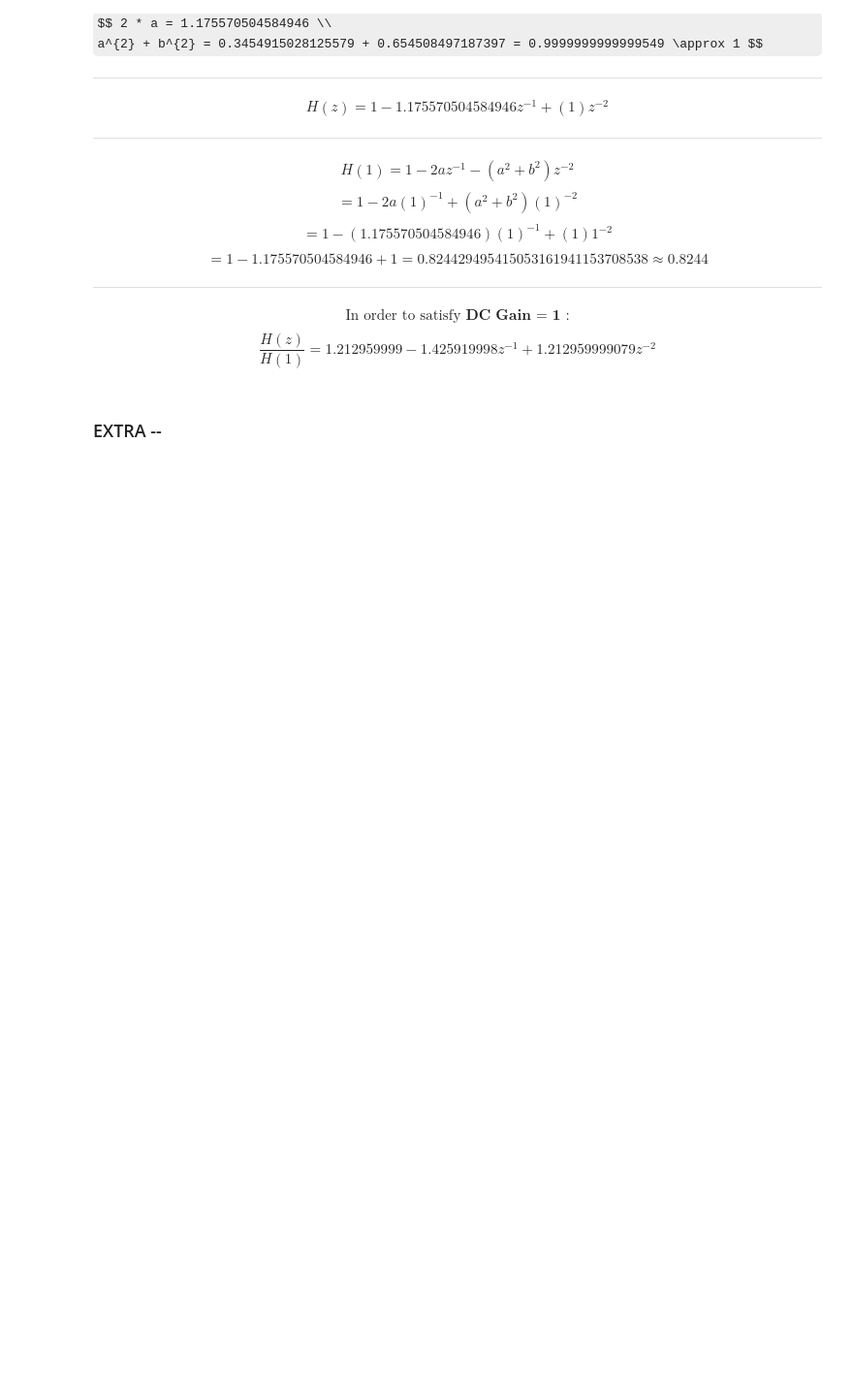
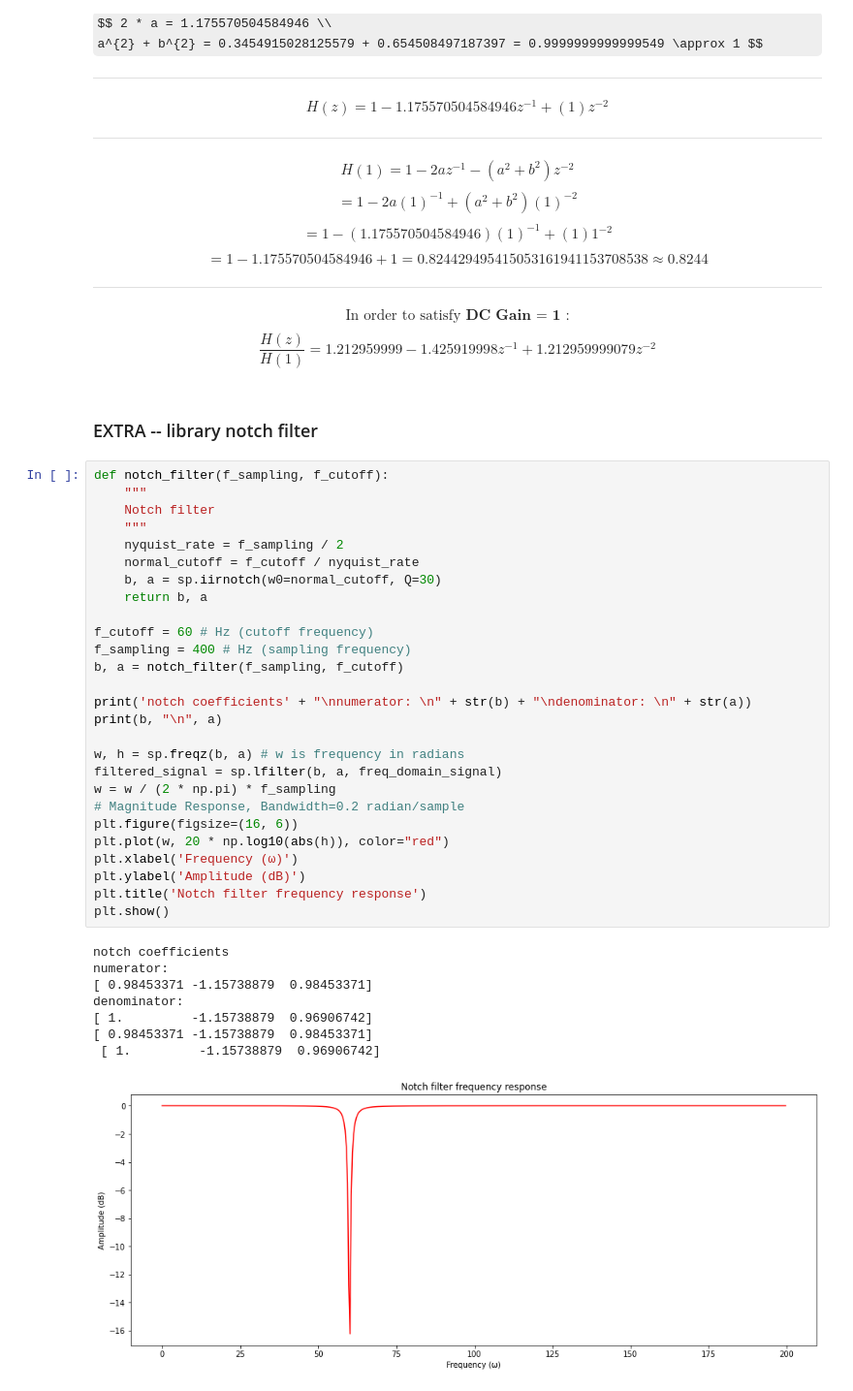
Before and after one commit to a-m-kyp/BioMedical-Signal-Processing, a Jupyter notebook: Final/Biomedical Signal Processing - Exam.ipynb, the cells around one changed output. Shown at 97% size. Cells and saved outputs as stored; diff of their text form; some formulas as TeX source; blank space fills up the shorter version.

```diff
--- a/Final/Biomedical Signal Processing - Exam.ipynb
+++ b/Final/Biomedical Signal Processing - Exam.ipynb
@@ -181,4 +197,40 @@ $$= 1 - 1.175570504584946 + 1 = 0.824429495415053161941153708538 \approx 0.8244$
 $$\text{In order to satisfy } \textbf{DC Gain = 1 :}$$
 $$ \frac{H(z)}{H(1)} = 1.212959999 - 1.425919998 z^{-1} + 1.212959999079 z^{-2} $$
 # %% [markdown]
-### EXTRA --
+### EXTRA -- library notch filter
+# %%
+def notch_filter(f_sampling, f_cutoff):
+    """
+    Notch filter
+    """
+    nyquist_rate = f_sampling / 2
+    normal_cutoff = f_cutoff / nyquist_rate
+    b, a = sp.iirnotch(w0=normal_cutoff, Q=30)
+    return b, a
+
+f_cutoff = 60 # Hz (cutoff frequency)
+f_sampling = 400 # Hz (sampling frequency)
+b, a = notch_filter(f_sampling, f_cutoff)
+
+print('notch coefficients' + "\nnumerator: \n" + str(b) + "\ndenominator: \n" + str(a))
+print(b, "\n", a)
+
+w, h = sp.freqz(b, a) # w is frequency in radians
+filtered_signal = sp.lfilter(b, a, freq_domain_signal)
+w = w / (2 * np.pi) * f_sampling
+# Magnitude Response, Bandwidth=0.2 radian/sample
+plt.figure(figsize=(16, 6))
+plt.plot(w, 20 * np.log10(abs(h)), color="red")
+plt.xlabel('Frequency (ω)')
+plt.ylabel('Amplitude (dB)')
+plt.title('Notch filter frequency response')
+plt.show()
+# %% [output]
+notch coefficients
+numerator:
+[ 0.98453371 -1.15738879  0.98453371]
+denominator:
+[ 1.         -1.15738879  0.96906742]
+[ 0.98453371 -1.15738879  0.98453371]
+ [ 1.         -1.15738879  0.96906742]
+[figure, added]
```
Also changed, not shown: parts of 6 cells of this notebook.
